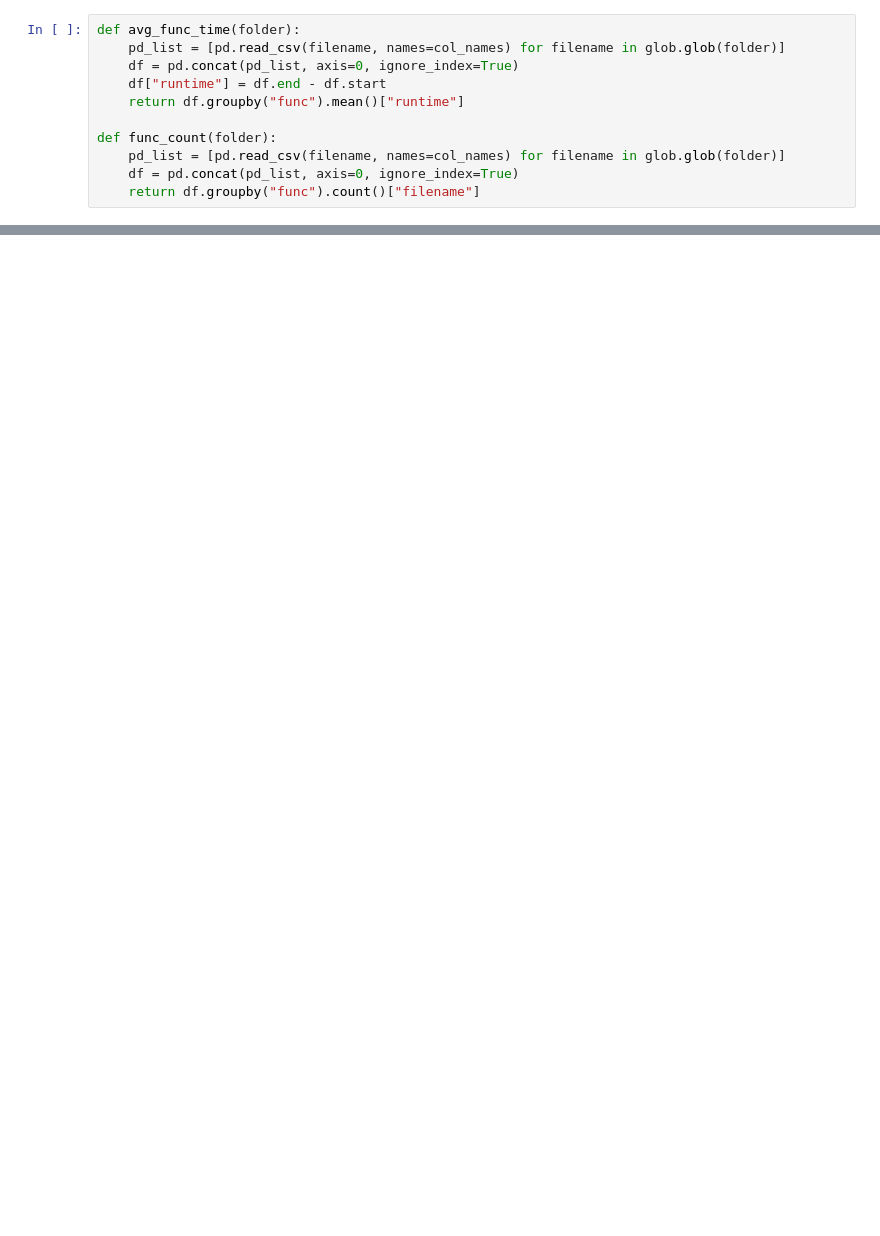
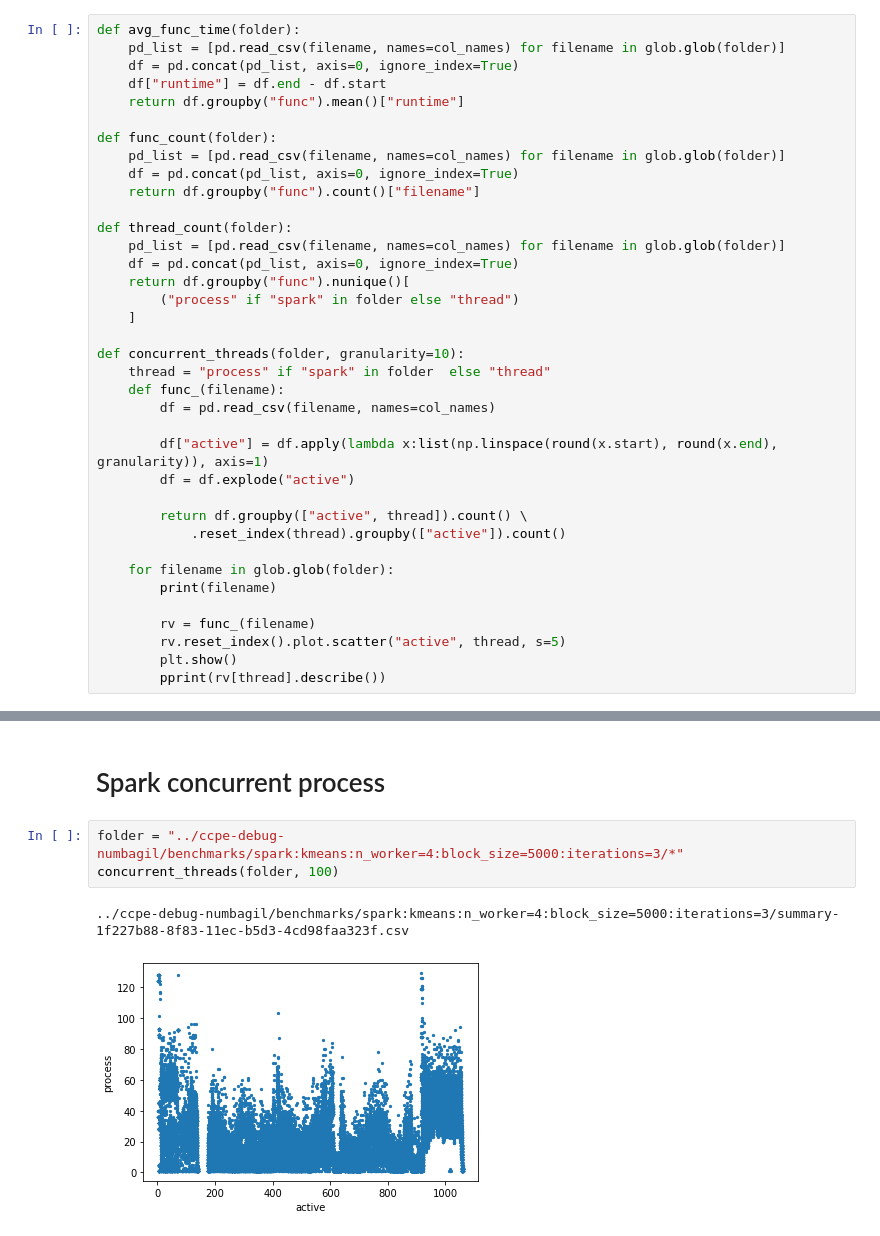
Before and after one commit to big-data-lab-team/paper-big-data-engines, a Jupyter notebook: plot-script/analysis.ipynb, the cells around one changed output, grey strips where cells are left out. Saved outputs shown, nothing was run; the diff lists cells and outputs as text; blank space fills up the shorter version.

```diff
--- a/plot-script/analysis.ipynb
+++ b/plot-script/analysis.ipynb
@@ -15,4 +18,30 @@ def func_count(folder):
     pd_list = [pd.read_csv(filename, names=col_names) for filename in glob.glob(folder)]
     df = pd.concat(pd_list, axis=0, ignore_index=True)
     return df.groupby("func").count()["filename"]
+
+def thread_count(folder):
+    pd_list = [pd.read_csv(filename, names=col_names) for filename in glob.glob(folder)]
+    df = pd.concat(pd_list, axis=0, ignore_index=True)
+    return df.groupby("func").nunique()[
+        ("process" if "spark" in folder else "thread")
+    ]
+
+def concurrent_threads(folder, granularity=10):
+    thread = "process" if "spark" in folder  else "thread"
+    def func_(filename):
+        df = pd.read_csv(filename, names=col_names)
+
+        df["active"] = df.apply(lambda x:list(np.linspace(round(x.start), round(x.end), granularity)), axis=1)
+        df = df.explode("active")
+
+        return df.groupby(["active", thread]).count() \
+            .reset_index(thread).groupby(["active"]).count()
+
+    for filename in glob.glob(folder):
+        print(filename)
+
+        rv = func_(filename)
+        rv.reset_index().plot.scatter("active", thread, s=5)
+        plt.show()
+        pprint(rv[thread].describe())
 # %%
@@ -53,0 +85,8 @@ avg_func_time(folder), func_count(folder)
+# %% [markdown]
+# Spark concurrent process
+# %%
+folder = "../ccpe-debug-numbagil/benchmarks/spark:kmeans:n_worker=4:block_size=5000:iterations=3/*"
+concurrent_threads(folder, 100)
+# %% [output]
+../ccpe-debug-numbagil/benchmarks/spark:kmeans:n_worker=4:block_size=5000:iterations=3/summary-1f227b88-8f83-11ec-b5d3-4cd98faa323f.csv
+[figure, added]
```
Also changed, not shown: parts of 11 cells of this notebook, 14 other files.
